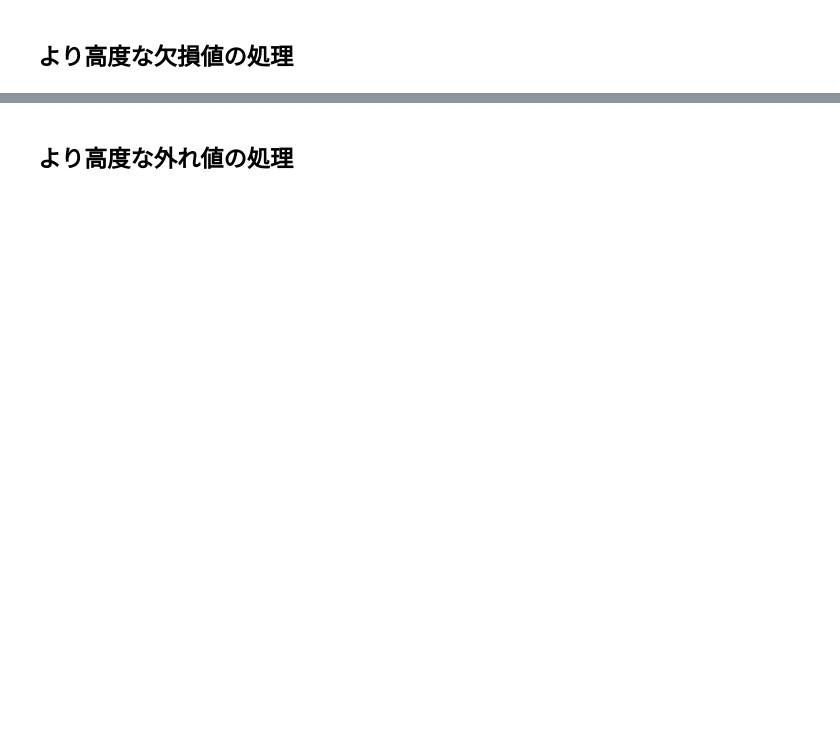
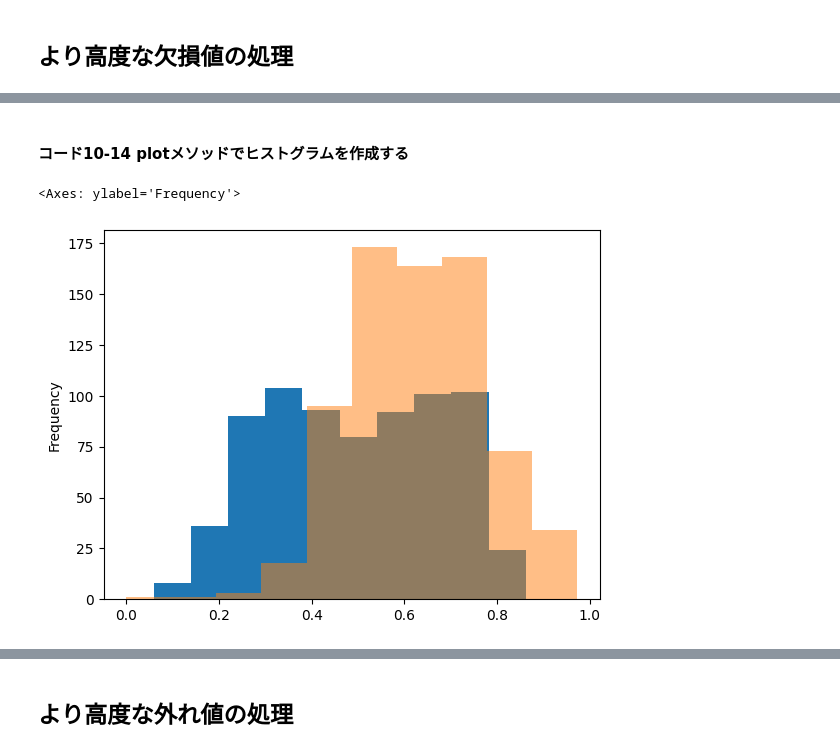
Before and after one commit to k2works/pragmatic-programing-exercise-2023, a Jupyter notebook: src/api/chap11.ipynb, the cells around one changed output, grey strips where cells are left out. Drawn from its saved outputs; the diff is of its cells as text; code cells hidden in the pictures; blank space fills up the shorter version.

```diff
--- a/src/api/chap11.ipynb
+++ b/src/api/chap11.ipynb
@@ -11,0 +173,8 @@ path = os.path.dirname(os.path.abspath(__file__))
+# %% [markdown]
+ #### コード10-14 plotメソッドでヒストグラムを作成する
+# %%
+df3['temp'].plot(kind='hist')
+df3['hum'].plot(kind='hist', alpha=0.5)
+# %% [output]
+<Axes: ylabel='Frequency'>
+[figure, added]
```
Also changed, not shown: parts of 59 cells of this notebook.
